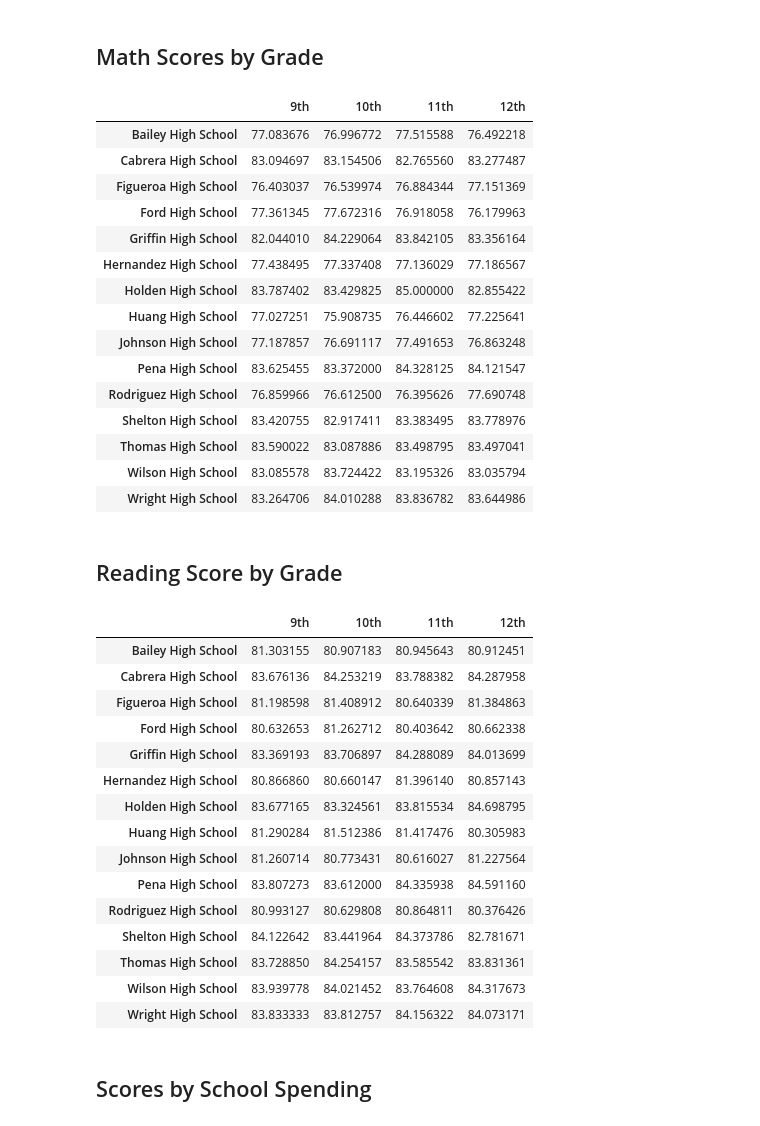
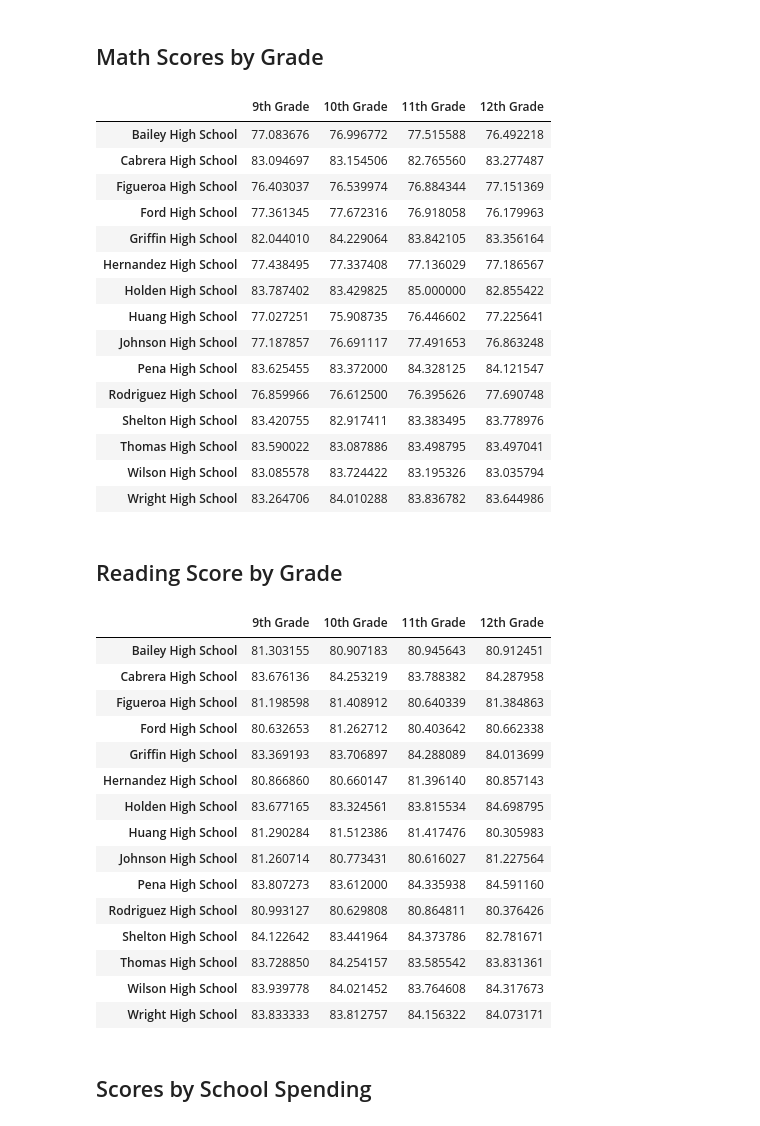
Before and after one commit to tinpham1/pandas-challenge, a Jupyter notebook: PyCitySchools/main.ipynb, the cells around one changed output. Saved outputs shown, nothing was run; the diff lists cells and outputs as text; code cells hidden in the pictures.

```diff
--- a/PyCitySchools/main.ipynb
+++ b/PyCitySchools/main.ipynb
@@ -357,26 +357,31 @@ bottom_schools.head(5)
 # %%
 # Use the code provided to separate the data by grade
 ninth_graders = school_data_complete[(school_data_complete["grade"] == "9th")]
 tenth_graders = school_data_complete[(school_data_complete["grade"] == "10th")]
 eleventh_graders = school_data_complete[(school_data_complete["grade"] == "11th")]
 twelfth_graders = school_data_complete[(school_data_complete["grade"] == "12th")]
 
 # Group by `school_name` and take the mean of the `math_score` column for each.
-ninth_grade_math_scores =
-tenth_grader_math_scores =
-eleventh_grader_math_scores =
-twelfth_grader_math_scores =
+ninth_grade_math_scores = ninth_graders.groupby("school_name")["math_score"].mean()
+tenth_grader_math_scores = tenth_graders.groupby("school_name")["math_score"].mean()
+eleventh_grader_math_scores = eleventh_graders.groupby("school_name")["math_score"].mean()
+twelfth_grader_math_scores = twelfth_graders.groupby("school_name")["math_score"].mean()
 
 # Combine each of the scores above into single DataFrame called `math_scores_by_grade`
-math_scores_by_grade =
+math_scores_by_grade = pd.DataFrame({
+    "9th Grade": ninth_grade_math_scores,
+    "10th Grade": tenth_grader_math_scores,
+    "11th Grade": eleventh_grader_math_scores,
+    "12th Grade": twelfth_grader_math_scores
+})
 
 # Minor data wrangling
 math_scores_by_grade.index.name = None
 
 # Display the DataFrame
 math_scores_by_grade
 # %% [output]
-|  | 9th | 10th | 11th | 12th |
+|  | 9th Grade | 10th Grade | 11th Grade | 12th Grade |
 | Bailey High School | 77.083676 | 76.996772 | 77.515588 | 76.492218 |
 | Cabrera High School | 83.094697 | 83.154506 | 82.765560 | 83.277487 |
 | Figueroa High School | 76.403037 | 76.539974 | 76.884344 | 77.151369 |
@@ -402,22 +407,26 @@ eleventh_graders = school_data_complete[(school_data_complete["grade"] == "11th"
 twelfth_graders = school_data_complete[(school_data_complete["grade"] == "12th")]
 
 # Group by `school_name` and take the mean of the the `reading_score` column for each.
-ninth_grade_reading_scores =
-tenth_grader_reading_scores =
-eleventh_grader_reading_scores =
-twelfth_grader_reading_scores =
+ninth_grader_reading_scores = ninth_graders.groupby("school_name")["reading_score"].mean()
+tenth_grader_reading_scores = tenth_graders.groupby("school_name")["reading_score"].mean()
+eleventh_grader_reading_scores = eleventh_graders.groupby("school_name")["reading_score"].mean()
+twelfth_grader_reading_scores = twelfth_graders.groupby("school_name")["reading_score"].mean()
 
 # Combine each of the scores above into single DataFrame called `reading_scores_by_grade`
-reading_scores_by_grade =
+reading_scores_by_grade = pd.DataFrame({
+    "9th Grade": ninth_grader_reading_scores,
+    "10th Grade": tenth_grader_reading_scores,
+    "11th Grade": eleventh_grader_reading_scores,
+    "12th Grade": twelfth_grader_reading_scores
+})
 
 # Minor data wrangling
-reading_scores_by_grade = reading_scores_by_grade[["9th", "10th", "11th", "12th"]]
 reading_scores_by_grade.index.name = None
 
 # Display the DataFrame
 reading_scores_by_grade
 # %% [output]
-|  | 9th | 10th | 11th | 12th |
+|  | 9th Grade | 10th Grade | 11th Grade | 12th Grade |
 | Bailey High School | 81.303155 | 80.907183 | 80.945643 | 80.912451 |
 | Cabrera High School | 83.676136 | 84.253219 | 83.788382 | 84.287958 |
 | Figueroa High School | 81.198598 | 81.408912 | 80.640339 | 81.384863 |
```
Also changed, not shown: parts of 7 cells of this notebook.
